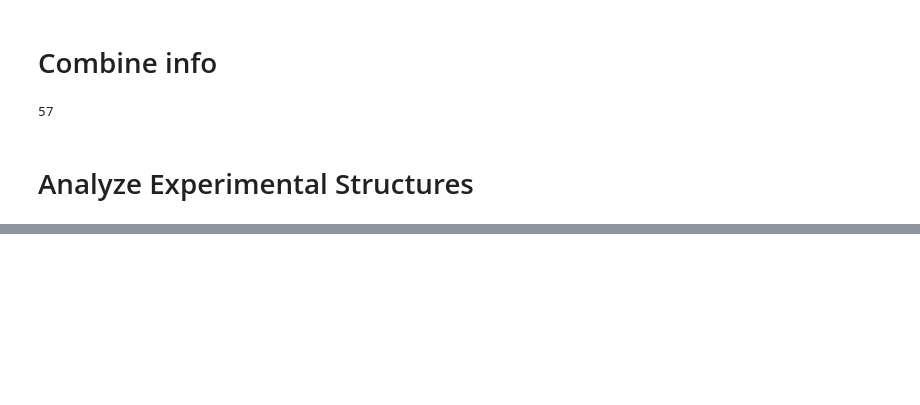
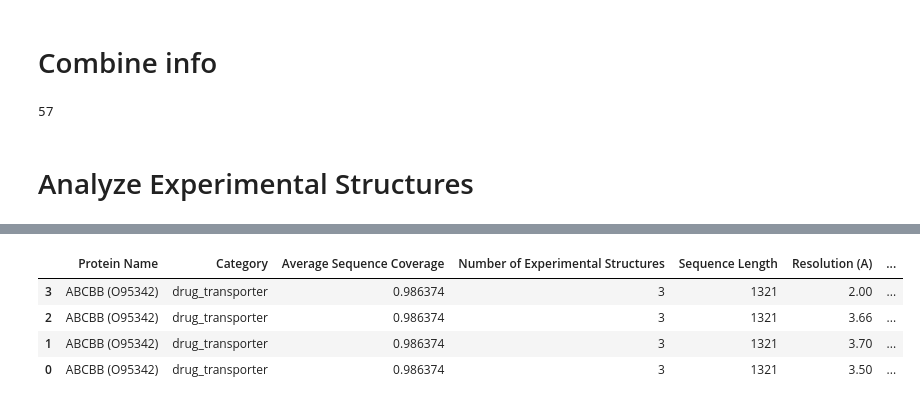
Before and after one commit to choderalab/avoidome-analysis, a Jupyter notebook: science/20240221_full_admet_analysis.ipynb, the cells around one changed output, grey strips where cells are left out. Drawn from its saved outputs; the diff is of its cells as text; code cells hidden in the pictures; blank space fills up the shorter version.

```diff
--- a/science/20240221_full_admet_analysis.ipynb
+++ b/science/20240221_full_admet_analysis.ipynb
@@ -140,0 +146,2 @@ len(data_dict)
+# %%
+tsds = [target.TargetStructureData.from_uniprot_entry(ue) for ue in tqdm(uniprot_entries)]
@@ -140,0 +152,2 @@ len(data_dict)
+# %%
+tsd = tsds[0]
@@ -140,0 +192,11 @@ len(data_dict)
+# %%
+import avoidome.structures as structures
+import pandas as pd
+df = pd.concat([pd.DataFrame({'Protein Name': [f'{tsd.target_name.split("_")[0]} ({tsd.uniprot_id})' for exp_struc in tsd.structures],
+                   'Category': [category_dict[tsd.uniprot_id] for exp_struc in tsd.structures],
+                   'Average Sequence Coverage': tsd.average_coverage,
+                   'Number of Experimental Structures': [tsd.n_experimental_structures for exp_struc in tsd.structures],
+                  "Sequence Length": [tsd.sequence_length for exp_struc in tsd.structures],
+                          "Resolution (A)": [exp_struc.resolution for exp_struc in tsd.experimental_structures] + [2],
+                                    "Method": [exp_struc.method for exp_struc in tsd.experimental_structures] + ['AlphaFold'],
+                   }) for tsd in tsds])
@@ -140,0 +208,11 @@ len(data_dict)
+# %%
+tsd_dict = {f'{tsd.target_name.split("_")[0]} ({tsd.uniprot_id})': tsd for tsd in tsds}
+symbols = {'X-ray': 'diamond-tall-open', 'EM': 'circle', 'AlphaFold': 'asterisk'}
+colors = {'metabolism_redox': '#d07c09', 'metabolism': '#ffb418', 'absorption': '#11efb7', 'drug_transporter': '#9553ff', 'toxicity': '#5e2bcb'}
+category_list = sorted(list(colors.keys()))
+
+# Map Protein Name to numerical values
+df.sort_values(['Category', 'Protein Name'], inplace=True)
+protein_names = df['Protein Name'].unique()
+protein_name_mapping = {name: i for i, name in enumerate(protein_names)}
+jitter_amount = 0.2
@@ -140,0 +296,8 @@ len(data_dict)
+# %%
+df[df["Protein Name"] == "ABCBB (O95342)"]
+# %% [output]
+|  | Protein Name | Category | Average Sequence Coverage | Number of Experimental Structures | Sequence Length | Resolution (A) | ... |
+| 3 | ABCBB (O95342) | drug_transporter | 0.986374 | 3 | 1321 | 2.00 | ... |
+| 2 | ABCBB (O95342) | drug_transporter | 0.986374 | 3 | 1321 | 3.66 | ... |
+| 1 | ABCBB (O95342) | drug_transporter | 0.986374 | 3 | 1321 | 3.70 | ... |
+| 0 | ABCBB (O95342) | drug_transporter | 0.986374 | 3 | 1321 | 3.50 | ... |
```
Also changed, not shown: parts of 17 cells of this notebook.
